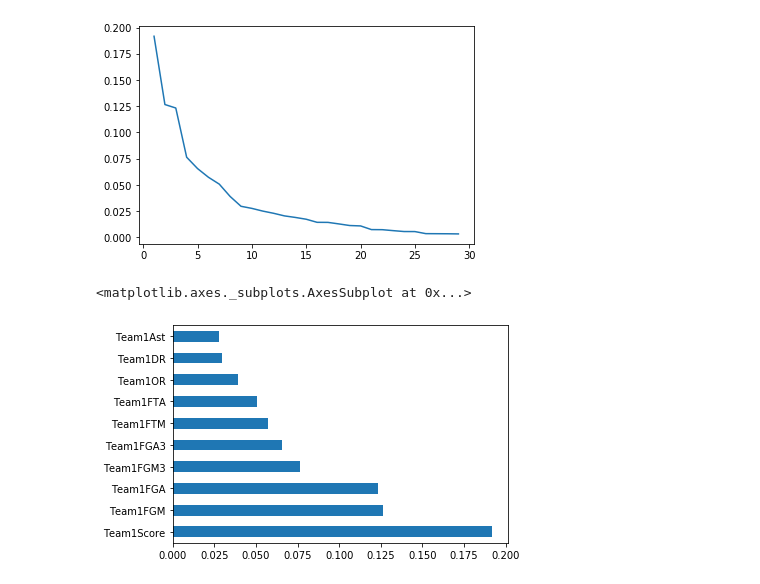
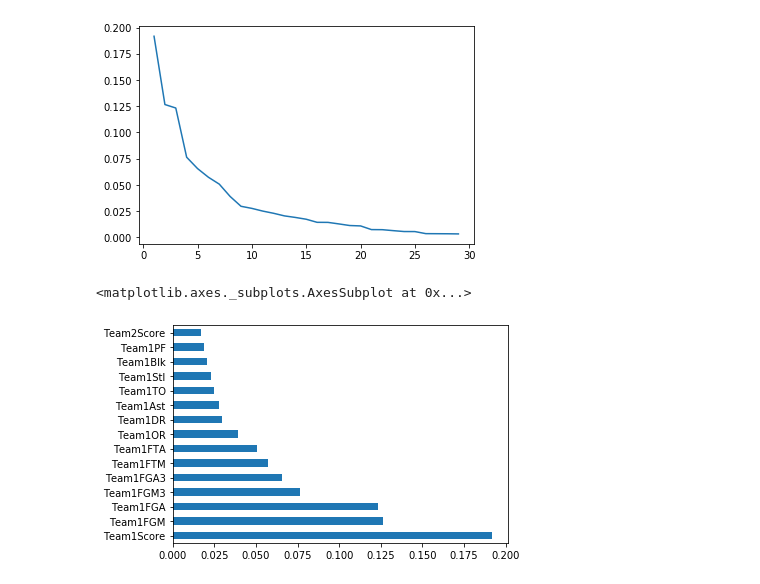
Before and after one commit to wamaithagitaka/CMPT491Group5, a Jupyter notebook: NCAA PCA.ipynb, the cells around one changed output. Drawn from its saved outputs; the diff is of its cells as text; code cells hidden in the pictures.

```diff
--- a/NCAA PCA.ipynb
+++ b/NCAA PCA.ipynb
@@ -74,8 +154,8 @@ plot_explained(pca_comps)
 [figure]
 # %%
 (pd.Series(pca_comps.explained_variance_ratio_, index=df2.columns)
-   .nlargest(10)
+   .nlargest(15)
    .plot(kind='barh'))
 # %% [output]
 <matplotlib.axes._subplots.AxesSubplot at 0x...>
-[figure, old version]
+[figure, new version]
```
Also changed, not shown: parts of 11 cells of this notebook, 2 other files.
